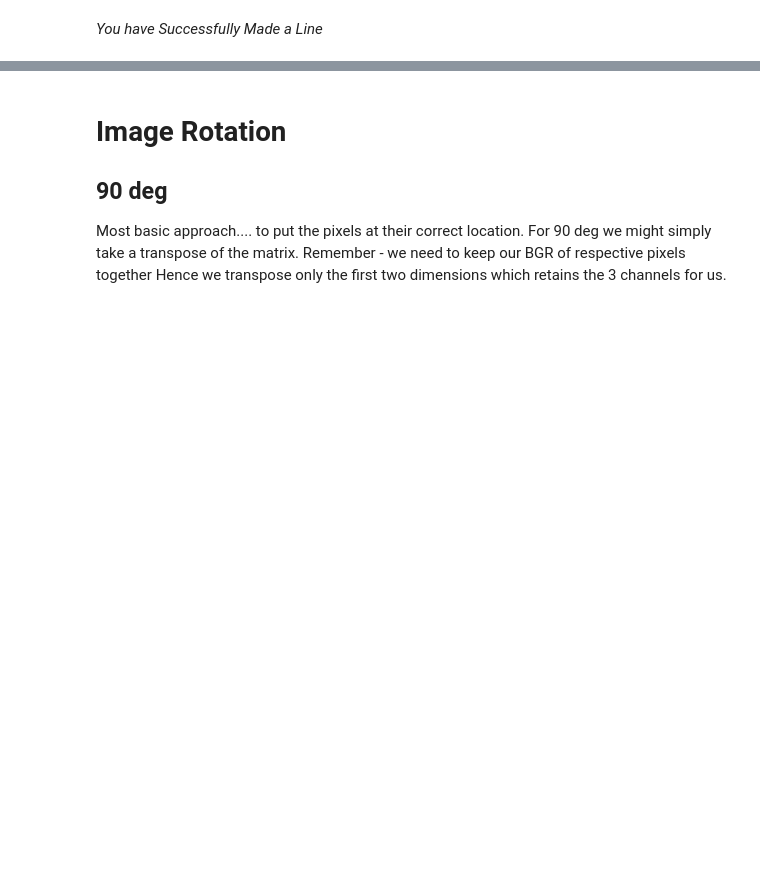
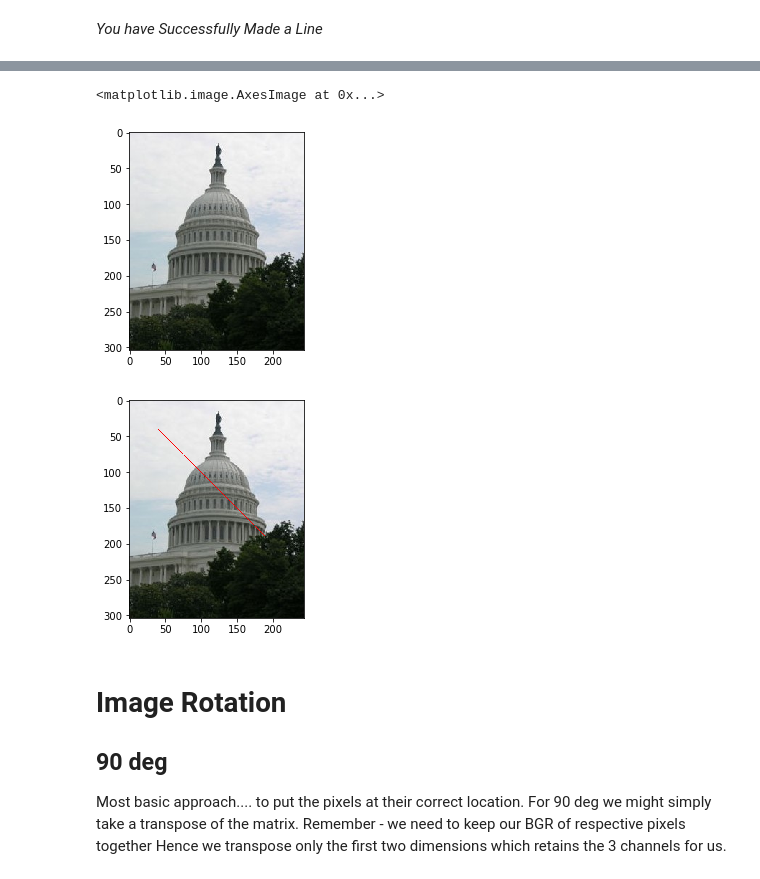
Before and after one commit to SRA-VJTI/Pixels_Seminar, a Jupyter notebook: 3_cv_basics/2_playing_with_matrices.ipynb, the cells around one changed output, grey strips where cells are left out. Drawn from its saved outputs; the diff is of its cells as text; code cells hidden in the pictures; blank space fills up the shorter version.

```diff
--- a/3_cv_basics/2_playing_with_matrices.ipynb
+++ b/3_cv_basics/2_playing_with_matrices.ipynb
@@ -149,3 +153,21 @@ Size of image :  304 x 244
+# %%
+# Creating an array of zeroes
+image2 = np.zeros((image.shape[0],image.shape[1],image.shape[2]),dtype = image.dtype)
+image2 = np.copy(image)
+
+i,j,l = 20,20,150
+# As our equation demands
+for m in range (i,i+l):
+# Assigning the Color of the Pixels [R, G, B]
+    image2[i+m,j+m] = [255,0,0]
+plt.figure()
+plt.imshow(image)
+plt.figure()
+plt.imshow(image2)
+# %% [output]
+<matplotlib.image.AxesImage at 0x...>
+[figure, added]
+[figure, added]
 # %% [markdown]
 # **Image Rotation**
 
```
Also changed, not shown: parts of 10 cells of this notebook.
